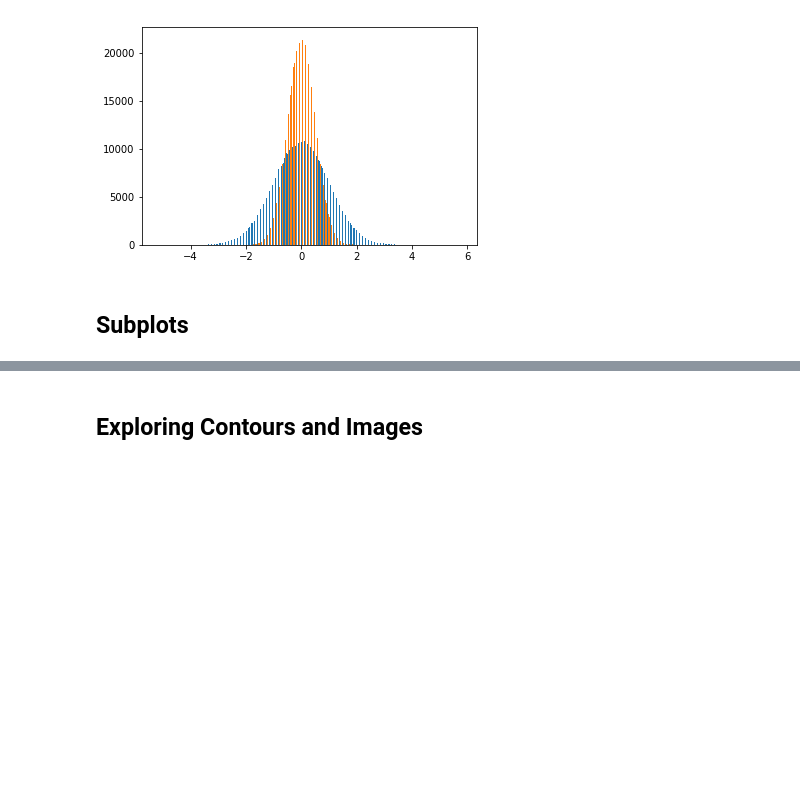
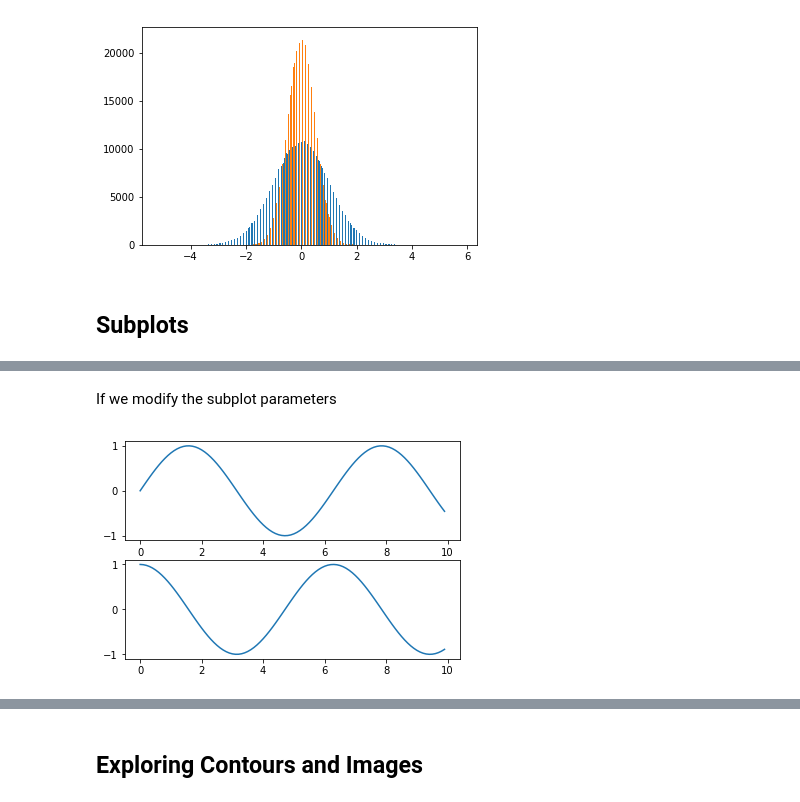
Before and after one commit to ambujbhatnagar/Learning-Pandas, a Jupyter notebook: Data_Visulaization.ipynb, the cells around one changed output, grey strips where cells are left out. Saved outputs shown, nothing was run; the diff lists cells and outputs as text; code cells hidden in the pictures; blank space fills up the shorter version.

```diff
--- a/Data_Visulaization.ipynb
+++ b/Data_Visulaization.ipynb
@@ -371,0 +393,9 @@ plt.hist((rand, 0.5 * rand) , bins = 'auto');
+# %% [markdown]
+If we modify the subplot parameters
+# %%
+plt.subplot(2,1,1)
+plt.plot(nums, np.sin(nums))
+plt.subplot(2,1,2)
+plt.plot(nums, np.cos(nums));
+# %% [output]
+[figure, added]
```
Also changed, not shown: parts of 13 cells of this notebook.
